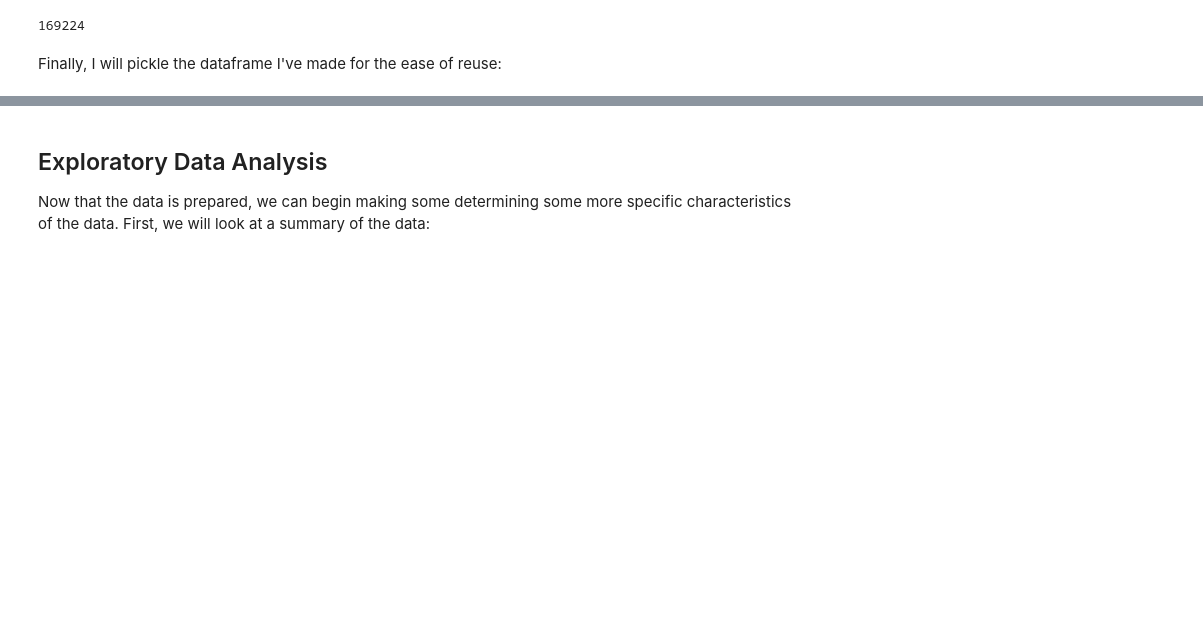
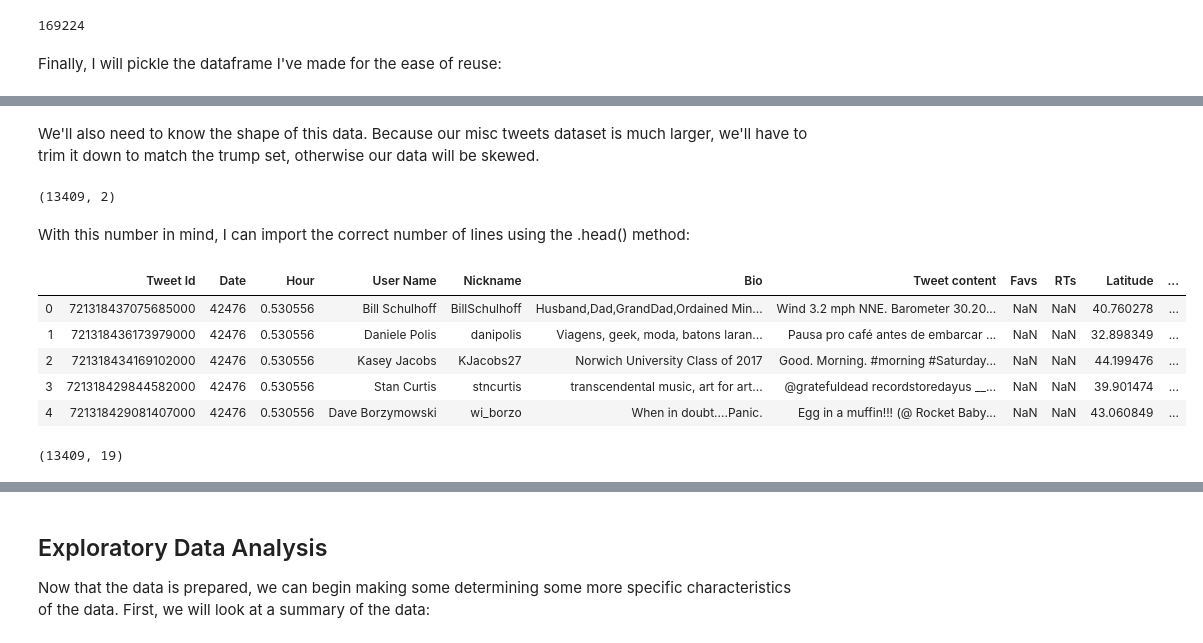
Before and after one commit to Data-Science-for-Linguists-2020/Sentiment-Analysis-of-Trump-Tweets, a Jupyter notebook: code/project_code.ipynb, the cells around one changed output, grey strips where cells are left out. Cells and saved outputs as stored; diff of their text form; code cells hidden in the pictures; blank space fills up the shorter version.

```diff
--- a/code/project_code.ipynb
+++ b/code/project_code.ipynb
@@ -221,0 +244,22 @@ pd.to_pickle(tweets, '../data/trump_tweets.pkl')
+# %% [markdown]
+We'll also need to know the shape of this data. Because our misc tweets dataset is much larger, we'll have to trim it down to match the trump set, otherwise our data will be skewed.
+# %%
+trump.shape
+# %% [output]
+(13409, 2)
+# %% [markdown]
+With this number in mind, I can import the correct number of lines using the .head() method:
+# %%
+#read in file and save first 13409 lines into a dataframe
+misc = pd.read_csv('../data/stream.csv').head(13409)
+#show shape of df
+misc.head()
+misc.shape
+# %% [output]
+|  | Tweet Id | Date | Hour | User Name | Nickname | Bio | Tweet content | Favs | RTs | Latitude | ... |
+| 0 | 721318437075685000 | 42476 | 0.530556 | Bill Schulhoff | BillSchulhoff | Husband,Dad,GrandDad,Ordained Min... | Wind 3.2 mph NNE. Barometer 30.20... | NaN | NaN | 40.760278 | ... |
+| 1 | 721318436173979000 | 42476 | 0.530556 | Daniele Polis | danipolis | Viagens, geek, moda, batons laran... | Pausa pro café antes de embarcar ... | NaN | NaN | 32.898349 | ... |
+| 2 | 721318434169102000 | 42476 | 0.530556 | Kasey Jacobs | KJacobs27 | Norwich University Class of 2017 | Good. Morning. #morning #Saturday... | NaN | NaN | 44.199476 | ... |
+| 3 | 721318429844582000 | 42476 | 0.530556 | Stan Curtis | stncurtis | transcendental music, art for art... | @gratefuldead recordstoredayus __... | NaN | NaN | 39.901474 | ... |
+| 4 | 721318429081407000 | 42476 | 0.530556 | Dave Borzymowski | wi_borzo | When in doubt....Panic. | Egg in a muffin!!! (@ Rocket Baby... | NaN | NaN | 43.060849 | ... |
+(13409, 19)
```
Also changed, not shown: parts of 45 cells of this notebook, 4 other files.
